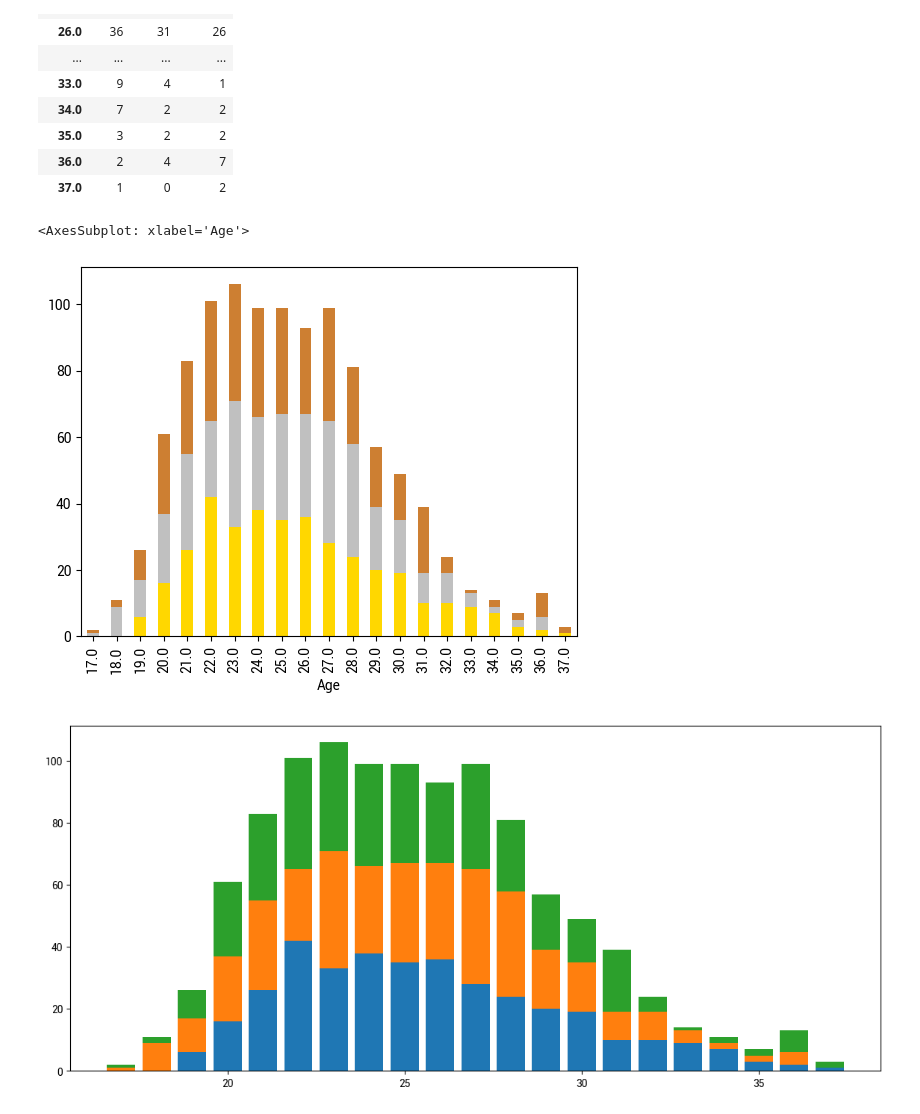
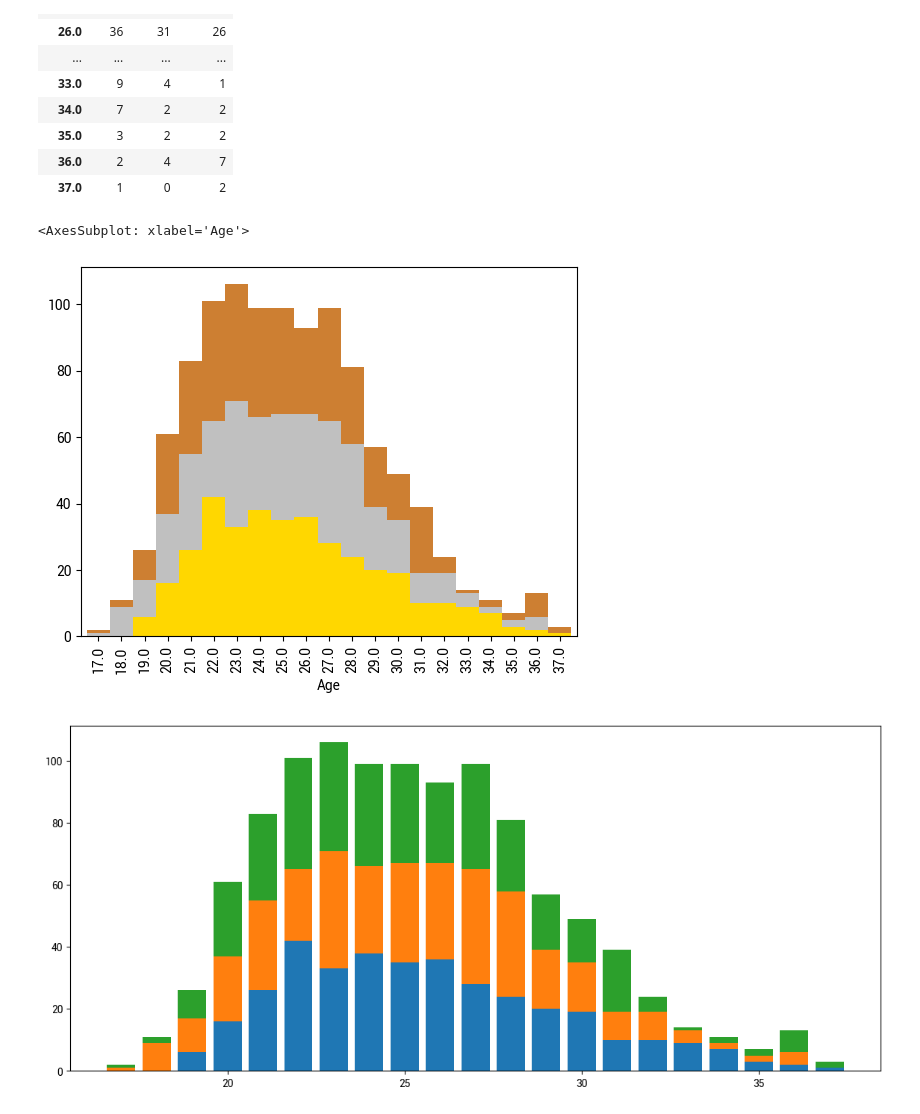
Before and after one commit to mattharrison/CS65, a Jupyter notebook: 4_Visualization.ipynb, the cells around one changed output. Drawn from its saved outputs; the diff is of its cells as text; code cells hidden in the pictures.

```diff
--- a/4_Visualization.ipynb
+++ b/4_Visualization.ipynb
@@ -662,13 +646,13 @@ Name: Age, dtype: object
 # %%
 (olym_raw
     .query('Sport == "Basketball"')
     .pipe(lambda df_: pd.crosstab(df_.Age, df_.Medal))
     .loc[:, ['Gold', 'Silver', 'Bronze']]
-    .plot.bar(stacked=True, color=['#FFD700', '#C0C0C0', '#CD7F32'], legend=False)
+    .plot.bar(stacked=True, color=['#FFD700', '#C0C0C0', '#CD7F32'], legend=False, width=1)
     )
 # %% [output]
 <AxesSubplot: xlabel='Age'>
-[figure, old version]
+[figure, new version]
 # %%
 def stacked_bar(df_):
     cumsum = df_.cumsum(axis='columns')
```
Also changed, not shown: parts of 6 cells of this notebook.
